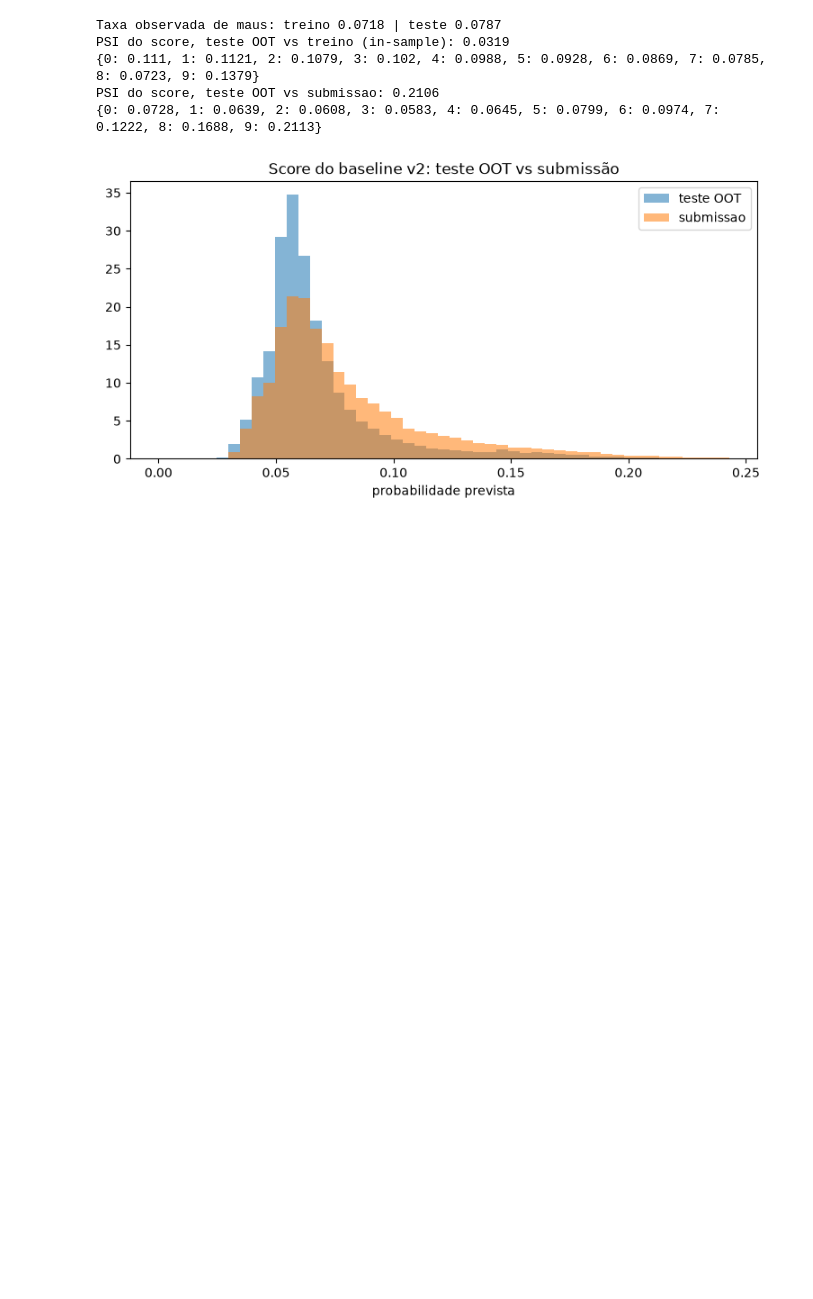
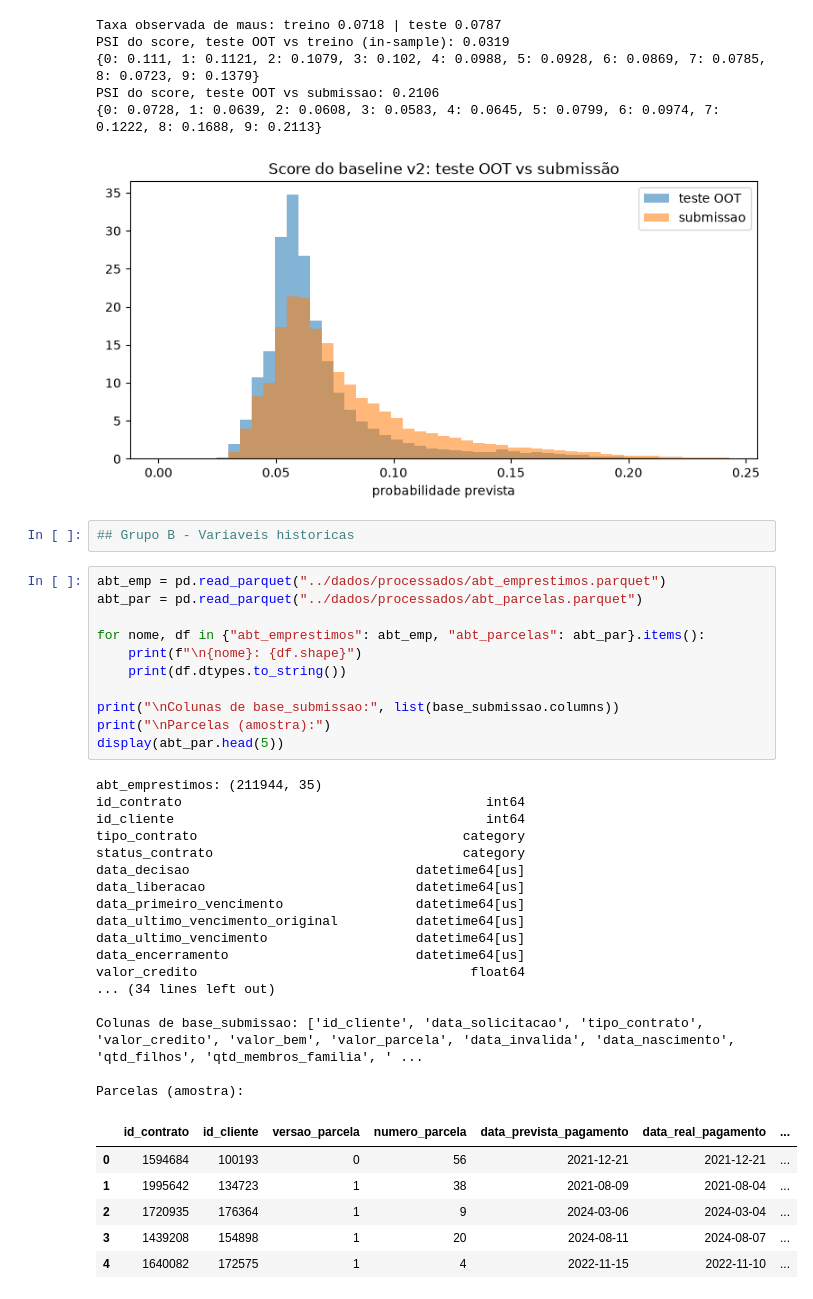
Before and after one commit to Gabverz/DS-Accelerator, a Jupyter notebook: notebooks/03_features_modelagem.ipynb, the cells around one changed output. Drawn from its saved outputs; the diff is of its cells as text; blank space fills up the shorter version.

```diff
--- a/notebooks/03_features_modelagem.ipynb
+++ b/notebooks/03_features_modelagem.ipynb
@@ -682,3 +704,40 @@ PSI do score, teste OOT vs treino (in-sample): 0.0319
 PSI do score, teste OOT vs submissao: 0.2106
 {0: 0.0728, 1: 0.0639, 2: 0.0608, 3: 0.0583, 4: 0.0645, 5: 0.0799, 6: 0.0974, 7: 0.1222, 8: 0.1688, 9: 0.2113}
 [figure]
+# %%
+## Grupo B - Variaveis historicas
+# %%
+abt_emp = pd.read_parquet("../dados/processados/abt_emprestimos.parquet")
+abt_par = pd.read_parquet("../dados/processados/abt_parcelas.parquet")
+
+for nome, df in {"abt_emprestimos": abt_emp, "abt_parcelas": abt_par}.items():
+    print(f"\n{nome}: {df.shape}")
+    print(df.dtypes.to_string())
+
+print("\nColunas de base_submissao:", list(base_submissao.columns))
+print("\nParcelas (amostra):")
+display(abt_par.head(5))
+# %% [output]
+abt_emprestimos: (211944, 35)
+id_contrato                                       int64
+id_cliente                                        int64
+tipo_contrato                                  category
+status_contrato                                category
+data_decisao                             datetime64[us]
+data_liberacao                           datetime64[us]
+data_primeiro_vencimento                 datetime64[us]
+data_ultimo_vencimento_original          datetime64[us]
+data_ultimo_vencimento                   datetime64[us]
+data_encerramento                        datetime64[us]
+valor_credito                                   float64
+... (34 lines left out)
+
+Colunas de base_submissao: ['id_cliente', 'data_solicitacao', 'tipo_contrato', 'valor_credito', 'valor_bem', 'valor_parcela', 'data_invalida', 'data_nascimento', 'qtd_filhos', 'qtd_membros_familia', ' ...
+
+Parcelas (amostra):
+|  | id_contrato | id_cliente | versao_parcela | numero_parcela | data_prevista_pagamento | data_real_pagamento | ... |
+| 0 | 1594684 | 100193 | 0 | 56 | 2021-12-21 | 2021-12-21 | ... |
+| 1 | 1995642 | 134723 | 1 | 38 | 2021-08-09 | 2021-08-04 | ... |
+| 2 | 1720935 | 176364 | 1 | 9 | 2024-03-06 | 2024-03-04 | ... |
+| 3 | 1439208 | 154898 | 1 | 20 | 2024-08-11 | 2024-08-07 | ... |
+| 4 | 1640082 | 172575 | 1 | 4 | 2022-11-15 | 2022-11-10 | ... |
```
Also changed, not shown: parts of 9 cells of this notebook.
